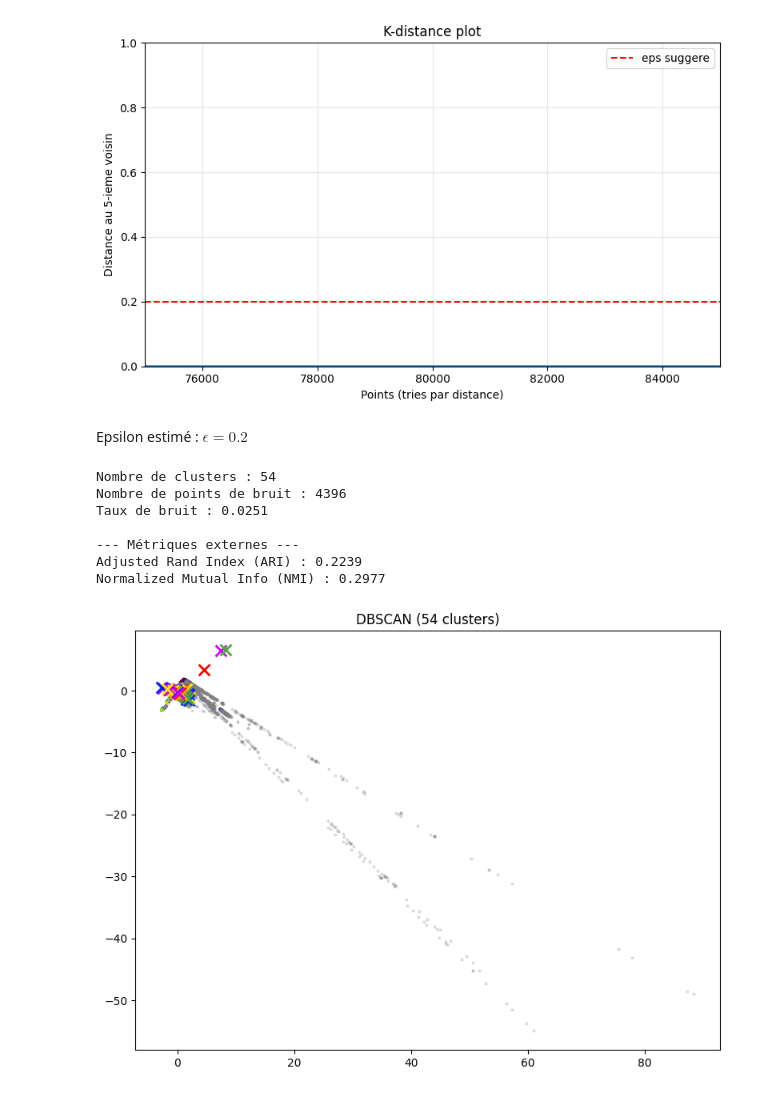
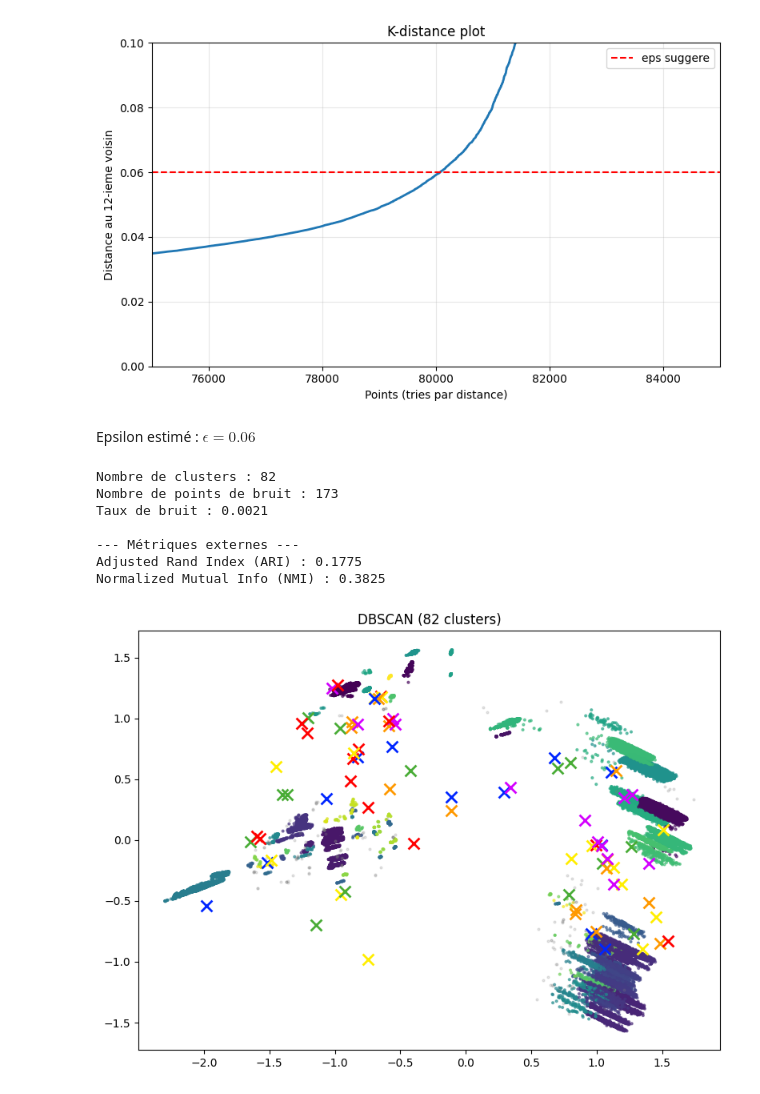
Before and after one commit to titibemo/tp_groupe_soc, a Jupyter notebook: notebooks/04_dbscan.ipynb, the cells around one changed output. Drawn from its saved outputs; the diff is of its cells as text; code cells hidden in the pictures.

```diff
--- a/notebooks/04_dbscan.ipynb
+++ b/notebooks/04_dbscan.ipynb
@@ -26,5 +25,5 @@ Shape des données : (175341, 5)
 # %%
-k = 5
+k = 2 * X.shape[1]
 nn = NearestNeighbors(n_neighbors=k)
 nn.fit(X)
 distances, indices = nn.kneighbors(X)
@@ -37,21 +36,21 @@ plt.xlabel("Points (tries par distance)")
 plt.ylabel(f"Distance au {k}-ieme voisin")
 plt.title("K-distance plot")
 plt.grid(True, alpha=0.3)
-plt.axhline(y=0.2, color="r", linestyle="--", label="eps suggere")
+plt.axhline(y=0.06, color="r", linestyle="--", label="eps suggere")
 plt.xlim(75000, 85000)
-plt.ylim(0, 1)
+plt.ylim(0, 0.1)
 
 plt.legend()
 plt.tight_layout()
 plt.show()
 # %% [output]
-[figure, old version]
+[figure, new version]
 # %% [markdown]
-Epsilon estimé : $\epsilon = 0.2$
+Epsilon estimé : $\epsilon = 0.06$
 # %%
 dbscan = DBSCAN(
-    eps=0.15,
-    min_samples=40,
+    eps=0.2,
+    min_samples=7,
     n_jobs=-1,
 )
 
@@ -71,13 +70,13 @@ print("\n--- Métriques externes ---")
 print(f"Adjusted Rand Index (ARI) : {ari:.4f}")
 print(f"Normalized Mutual Info (NMI) : {nmi:.4f}")
 # %% [output]
-Nombre de clusters : 54
-Nombre de points de bruit : 4396
-Taux de bruit : 0.0251
+Nombre de clusters : 82
+Nombre de points de bruit : 173
+Taux de bruit : 0.0021
 
 --- Métriques externes ---
-Adjusted Rand Index (ARI) : 0.2239
-Normalized Mutual Info (NMI) : 0.2977
+Adjusted Rand Index (ARI) : 0.1775
+Normalized Mutual Info (NMI) : 0.3825
 # %%
 plt.figure(figsize=(8, 6))
 
@@ -93,33 +92,33 @@ plt.scatter(
 
 plt.scatter(x=X[~mask, 0], y=X[~mask, 1], color="gray", s=4, alpha=0.2, label="Bruit")
 
-df_plot = pd.DataFrame(X, columns=["x1", "x2", "x3", "x4", "x5"])
+df_plot = pd.DataFrame(X, columns=["x1", "x2", "x3", "x4", "x5", "x6"])
 df_plot["cluster"] = labels
 
 centroides = (
     df_plot[df_plot["cluster"] != -1]
     .groupby("cluster")[["x1", "x3"]]
     .mean()
     .reset_index()
 )
 
 colors = ["#FF0000", "#49AC36", "#FFEE00", "#FF9900", "#0026FF", "#D400FF"]
 
 for index, row in centroides.iterrows():
     plt.scatter(
         x=row["x1"],
         y=row["x3"],
         color=colors[int(row["cluster"]) % len(colors)],
         marker="x",
         s=100,
         linewidths=2,
         label=f"Centroïde Cluster {int(row['cluster'])}",
     )
 
 plt.title(f"DBSCAN ({n_clusters} clusters)")
 # plt.legend()
 
 plt.tight_layout()
 plt.show()
 # %% [output]
-[figure, old version]
+[figure, new version]
```
Also changed, not shown: parts of 1 cell of this notebook.
